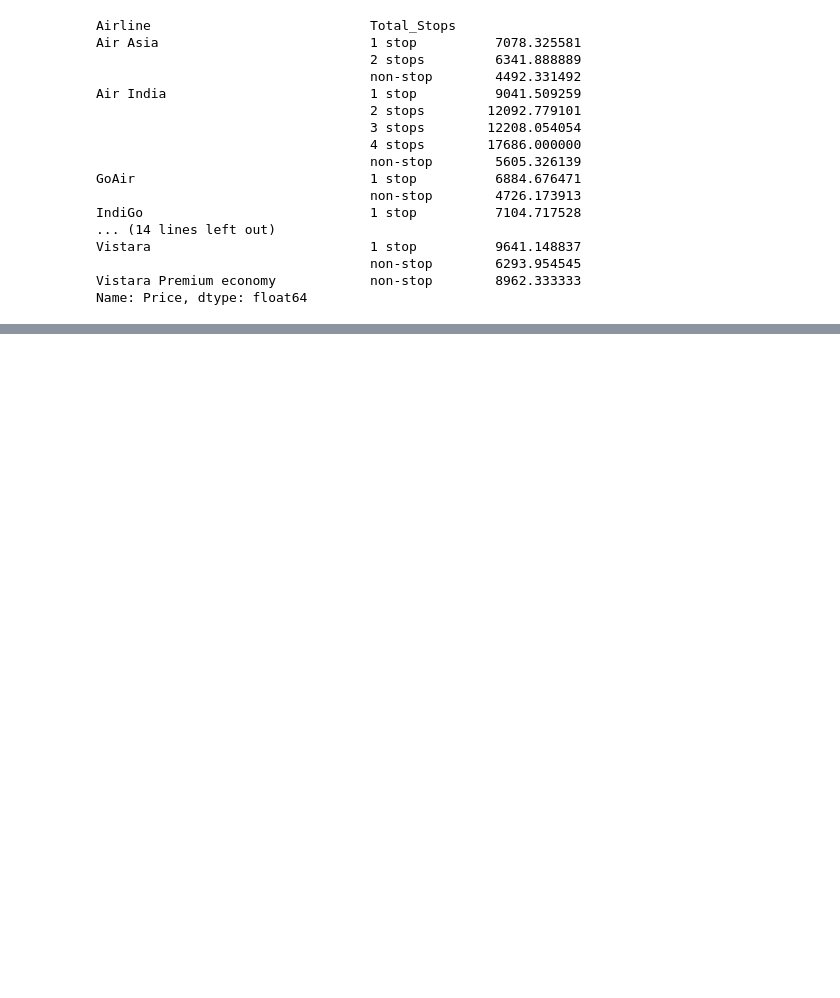
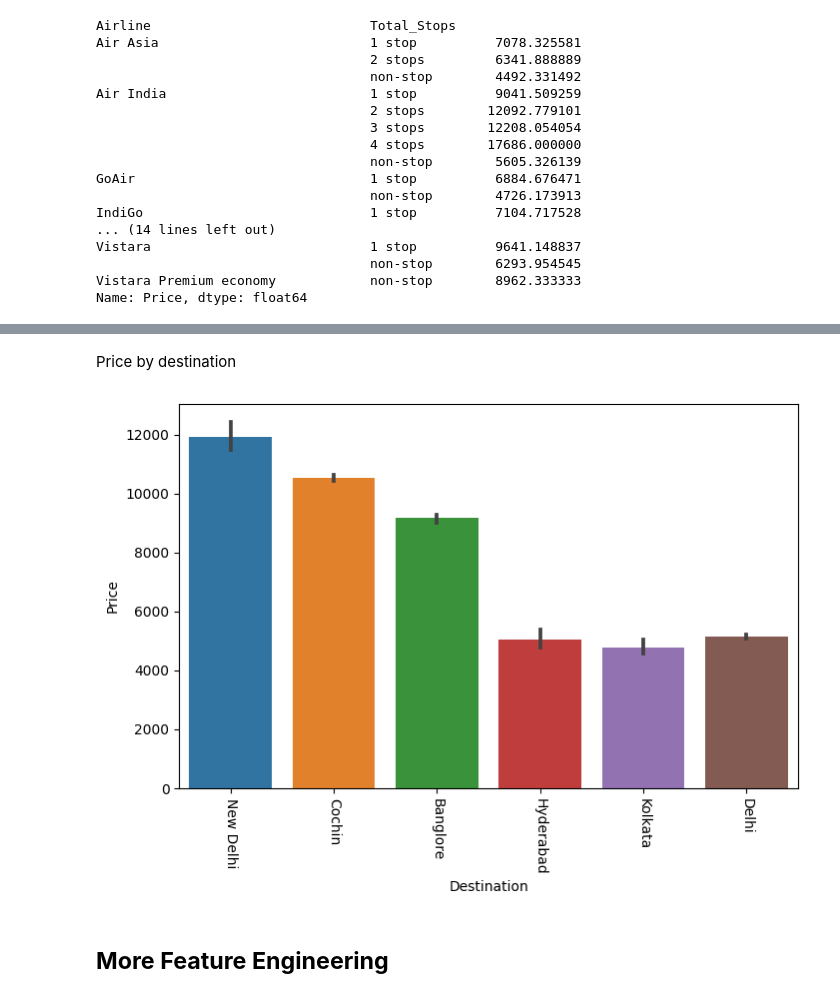
Before and after one commit to RochaErik/Project-Flight-Price-Predictor, a Jupyter notebook: Flight_Price_Predictor.ipynb, the cells around one changed output, grey strips where cells are left out. Saved outputs shown, nothing was run; the diff lists cells and outputs as text; code cells hidden in the pictures; blank space fills up the shorter version.

Commit message:
More feature engineering

```diff
--- a/Flight_Price_Predictor.ipynb
+++ b/Flight_Price_Predictor.ipynb
@@ -261,0 +280,12 @@ Name: Price, dtype: float64
+# %% [markdown]
+Price by destination
+# %%
+plt.figure(figsize=(8,5))
+sns.barplot(data=df.sort_values('Price', ascending=False), x='Destination', y='Price')
+plt.xticks(rotation=270)
+
+plt.show()
+# %% [output]
+[figure, added]
+# %% [markdown]
+## **More Feature Engineering**
```
Also changed, not shown: parts of 6 cells of this notebook.
